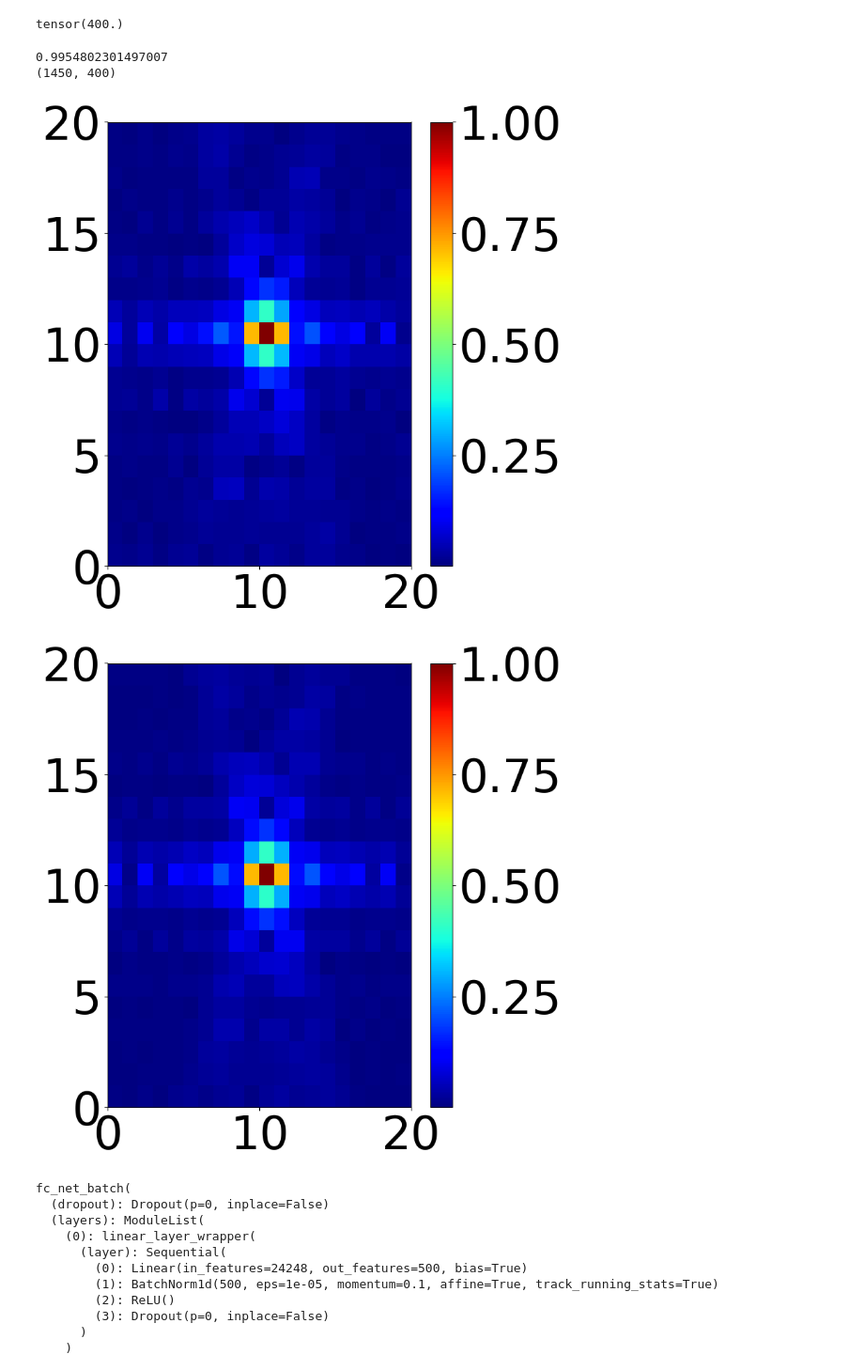
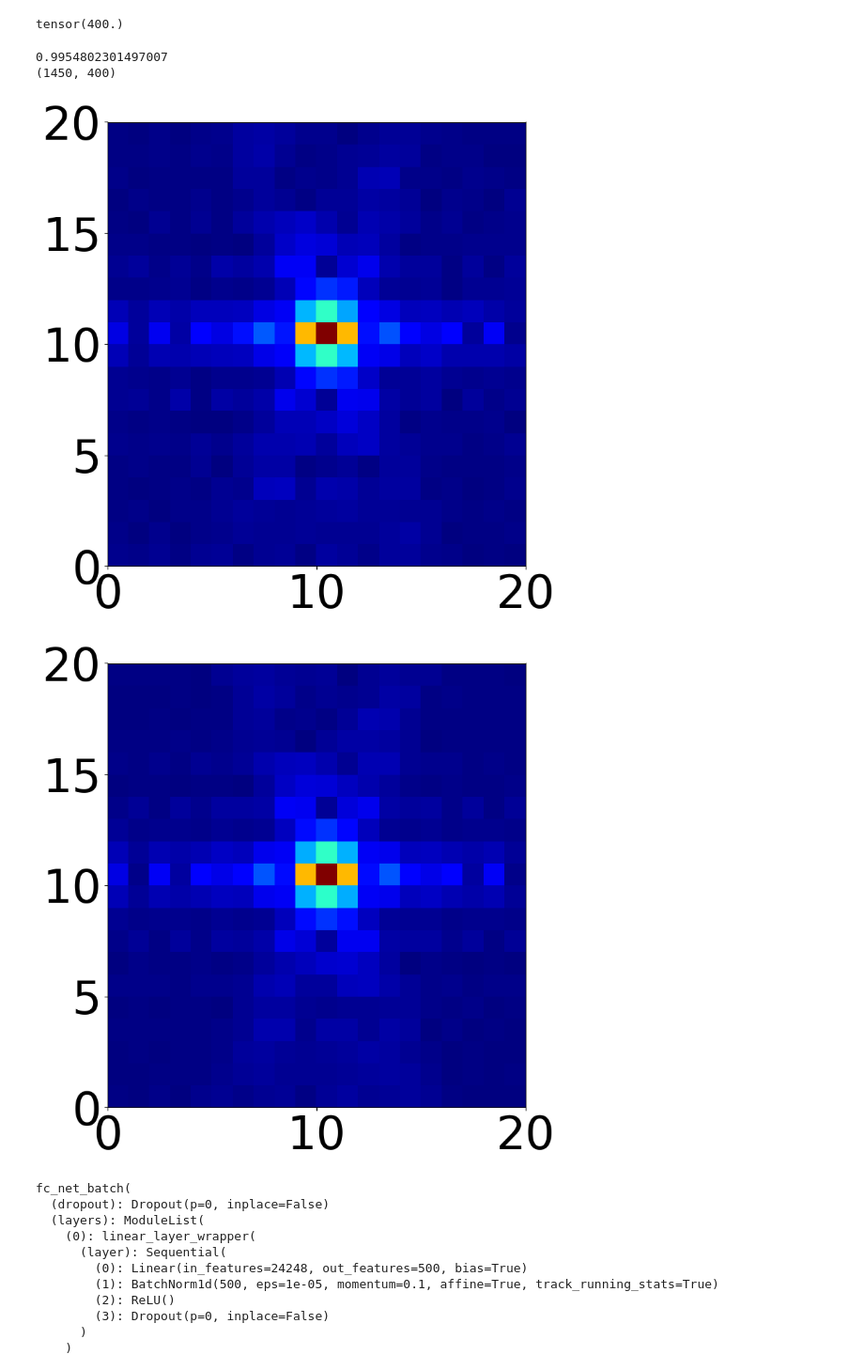
Before and after one commit to alexei-novikov/RM_imaging, a Jupyter notebook: multi_dict.ipynb, the cells around one changed output. Shown at 94% size. Cells and saved outputs as stored; diff of their text form; code cells hidden in the pictures.

```diff
--- a/multi_dict.ipynb
+++ b/multi_dict.ipynb
@@ -431,38 +431,38 @@ def KM_img_hat(rho, sensing_hat,sensing,figsize=8,scaling='Linf',font_size=50, f
     cbar=plt.colorbar(pcol2, ax=ax)
 
     cbar.ax.tick_params(labelsize=font_size)
-    #cbar.remove()
+    cbar.remove()
     ax.tick_params(axis='both', **tick_params)
     if file_name!=None:
         plt.savefig(f'/home/achristie/Codes_data/E_D_figs/{file_name}.pdf')
     plt.tight_layout()
     if WAND:
 
 
         buf = io.BytesIO()
         fig.savefig(buf)
         buf.seek(0)
         img = Image.open(buf)
 
         del fig, buf
         return [wandb.Image(img)]
     else:
         plt.show()
 
 
 
 print(medium.shape)
 rho=np.zeros((400))
 rho[210]=1
 #rho[0]=1
 
-KM_img_hat(rho, G_hat_permed.T, medium,xpix=20, ypix=20, file_name='rho_hat_orderd')
-KM_img_hat(rho, medium, medium,xpix=20, ypix=20)
+KM_img_hat(rho, G_hat_permed.T, medium,xpix=20, ypix=20, file_name='rho_hat_KM')
+KM_img_hat(rho, medium, medium,xpix=20, ypix=20, file_name='rho_KM')
 # %% [output]
 0.9954802301497007
 (1450, 400)
-[figure, old version]
+[figure, new version]
-[figure, old version]
+[figure, new version]
 # %%
 orderer
 # %% [output]
```
